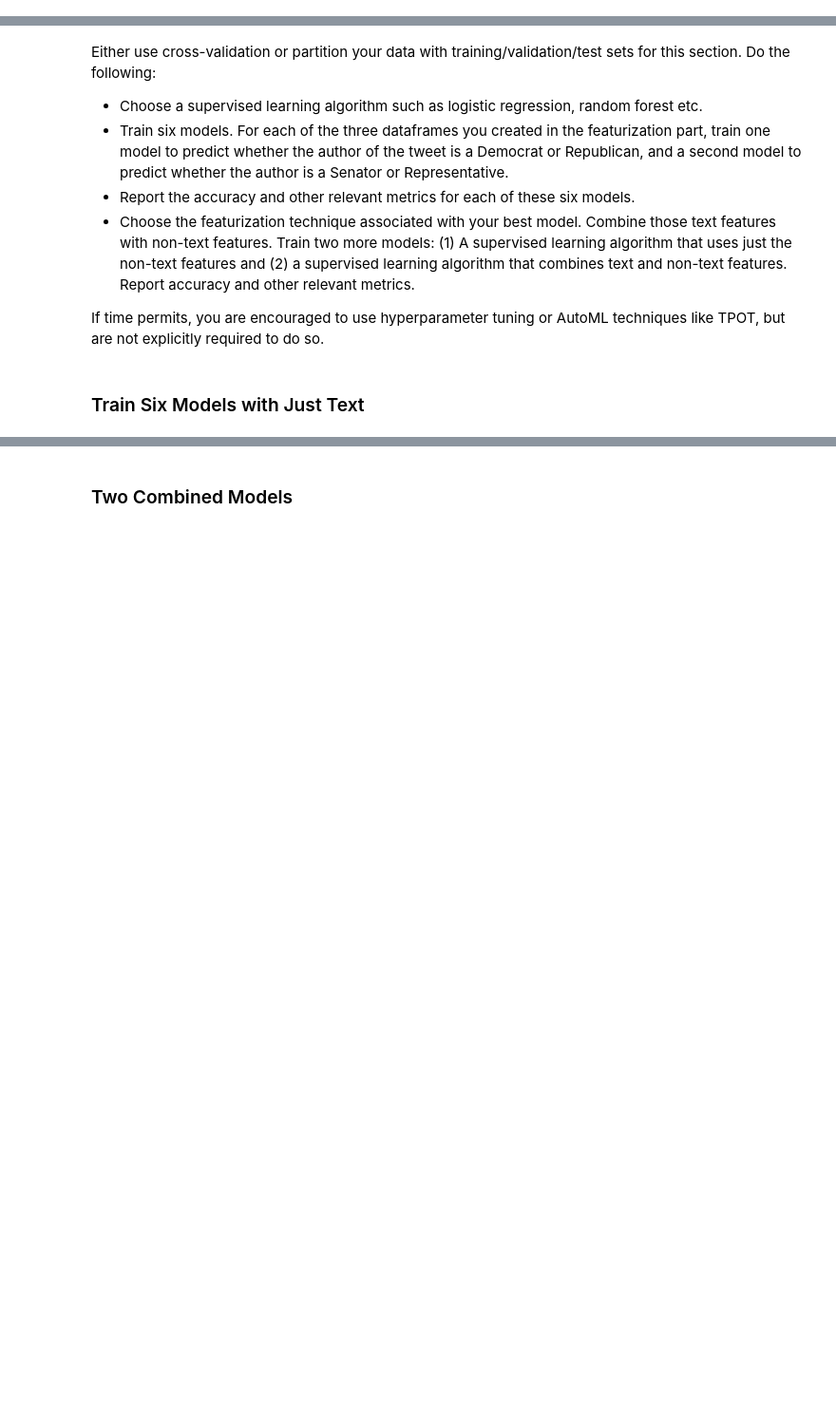
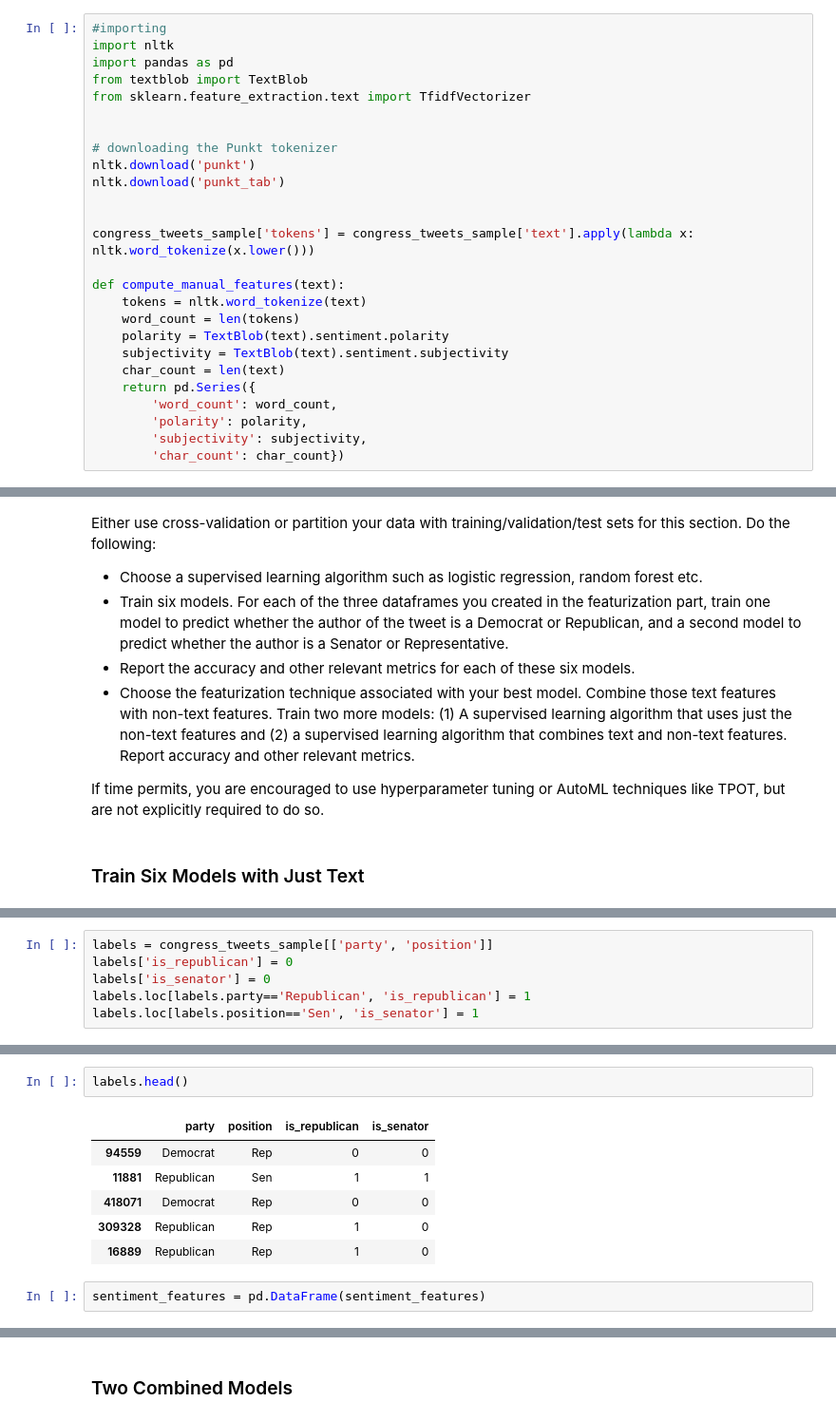
Before and after one commit to Saadaamadu/Computational-Social-Science-Projects, a Jupyter notebook: Project5/Project_5_Saada.ipynb, the cells around one changed output, grey strips where cells are left out. Shown at 95% size. Cells and saved outputs as stored; diff of their text form; blank space fills up the shorter version.

```diff
--- a/Project5/Project_5_Saada.ipynb
+++ b/Project5/Project_5_Saada.ipynb
@@ -284,0 +459,26 @@ In the next section, you will experiment with each of these featurization techni
+# %%
+#importing
+import nltk
+import pandas as pd
+from textblob import TextBlob
+from sklearn.feature_extraction.text import TfidfVectorizer
+
+
+# downloading the Punkt tokenizer
+nltk.download('punkt')
+nltk.download('punkt_tab')
+
+
+congress_tweets_sample['tokens'] = congress_tweets_sample['text'].apply(lambda x: nltk.word_tokenize(x.lower()))
+
+def compute_manual_features(text):
+    tokens = nltk.word_tokenize(text)
+    word_count = len(tokens)
+    polarity = TextBlob(text).sentiment.polarity
+    subjectivity = TextBlob(text).sentiment.subjectivity
+    char_count = len(text)
+    return pd.Series({
+        'word_count': word_count,
+        'polarity': polarity,
+        'subjectivity': subjectivity,
+        'char_count': char_count})
@@ -326,0 +564,6 @@ If time permits, you are encouraged to use hyperparameter tuning or AutoML techn
+# %%
+labels = congress_tweets_sample[['party', 'position']]
+labels['is_republican'] = 0
+labels['is_senator'] = 0
+labels.loc[labels.party=='Republican', 'is_republican'] = 1
+labels.loc[labels.position=='Sen', 'is_senator'] = 1
@@ -326,0 +581,11 @@ If time permits, you are encouraged to use hyperparameter tuning or AutoML techn
+# %%
+labels.head()
+# %% [output]
+|  | party | position | is_republican | is_senator |
+| 94559 | Democrat | Rep | 0 | 0 |
+| 11881 | Republican | Sen | 1 | 1 |
+| 418071 | Democrat | Rep | 0 | 0 |
+| 309328 | Republican | Rep | 1 | 0 |
+| 16889 | Republican | Rep | 1 | 0 |
+# %%
+sentiment_features = pd.DataFrame(sentiment_features)
```
Also changed, not shown: parts of 55 cells of this notebook.
